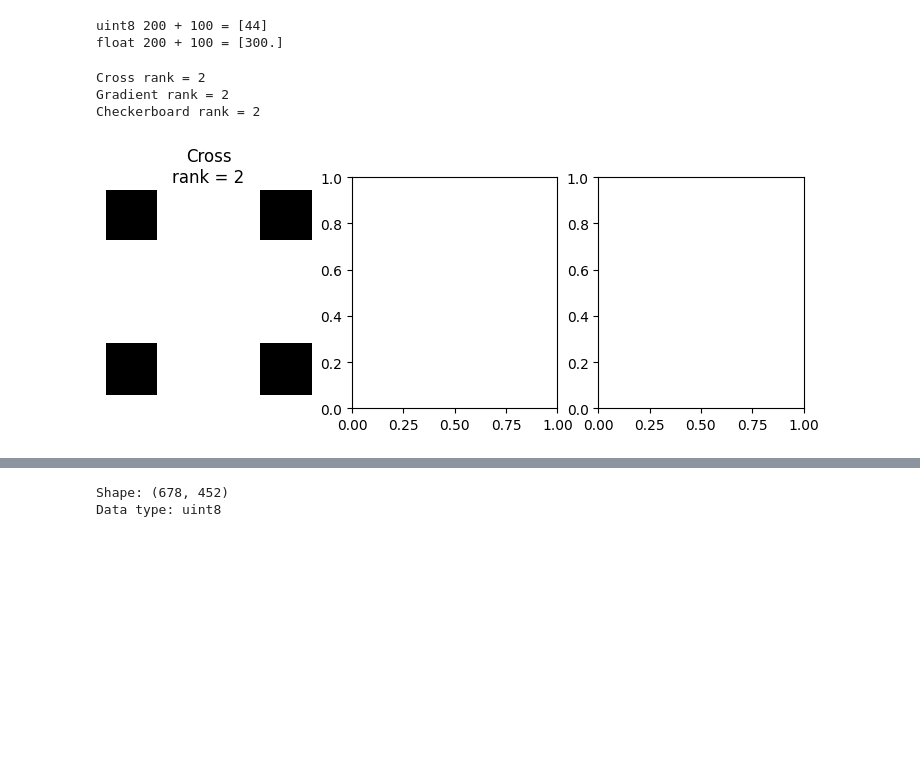
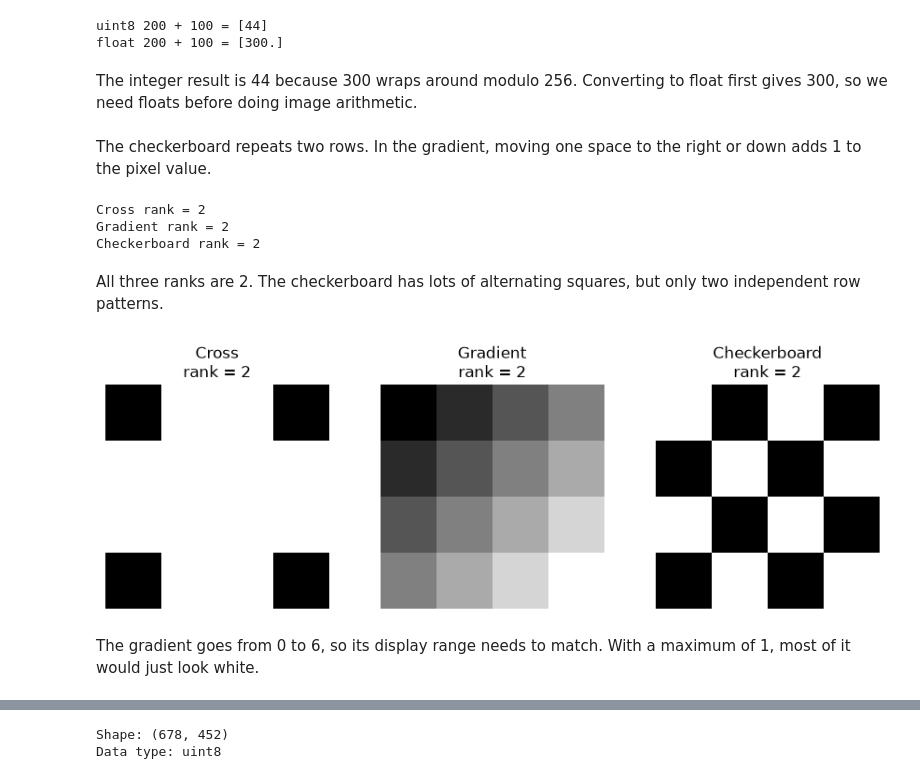
Before and after one commit to matbarrett/LinAlgProject, a Jupyter notebook: notebooks/01 image as matrix.ipynb, the cells around one changed output, grey strips where cells are left out. Cells and saved outputs as stored; diff of their text form; code cells hidden in the pictures; blank space fills up the shorter version.

```diff
--- a/notebooks/01 image as matrix.ipynb
+++ b/notebooks/01 image as matrix.ipynb
@@ -62,6 +95,8 @@ print("float 200 + 100 =", x.astype(float) + y.astype(float))
 # %% [output]
 uint8 200 + 100 = [44]
 float 200 + 100 = [300.]
+# %% [markdown]
+The integer result is 44 because 300 wraps around modulo 256. Converting to float first gives 300, so we need floats before doing image arithmetic.
 # %%
 # small images in arrays
 cross = np.array([
@@ -78,6 +113,8 @@ checker = np.array([
 [(i + j + 1) % 2 for j in range(4)]
 for i in range(4)
 ])
+# %% [markdown]
+The checkerboard repeats two rows. In the gradient, moving one space to the right or down adds 1 to the pixel value.
 # %%
 print("Cross rank =", np.linalg.matrix_rank(cross))
 print("Gradient rank =", np.linalg.matrix_rank(gradient))
@@ -86,18 +123,23 @@ print("Checkerboard rank =", np.linalg.matrix_rank(checker))
 Cross rank = 2
 Gradient rank = 2
 Checkerboard rank = 2
+# %% [markdown]
+All three ranks are 2. The checkerboard has lots of alternating squares, but only two independent row patterns.
 # %%
 # checkerboard image
 fig, axes = plt.subplots(1, 3, figsize=(9, 3))
 images = [("Cross", cross), ("Gradient", gradient),
 ("Checkerboard", checker)]
 for ax, (name, M) in zip(axes, images):
-  ax.imshow(M, cmap="gray", vmin=0, vmax=1)
+  ax.imshow(M, cmap="gray", vmin=0, vmax=M.max())
   ax.set_title(f"{name}\nrank = {np.linalg.matrix_rank(M)}")
   ax.axis("off")
-  plt.show()
+plt.tight_layout()
+plt.show()
 # %% [output]
-[figure, old version]
+[figure, new version]
+# %% [markdown]
+The gradient goes from 0 to 6, so its display range needs to match. With a maximum of 1, most of it would just look white.
 # %%
 # stripe image
 u = np.array([1, 0, 1, 0])
```
Also changed, not shown: parts of 28 cells of this notebook, 13 other files.
